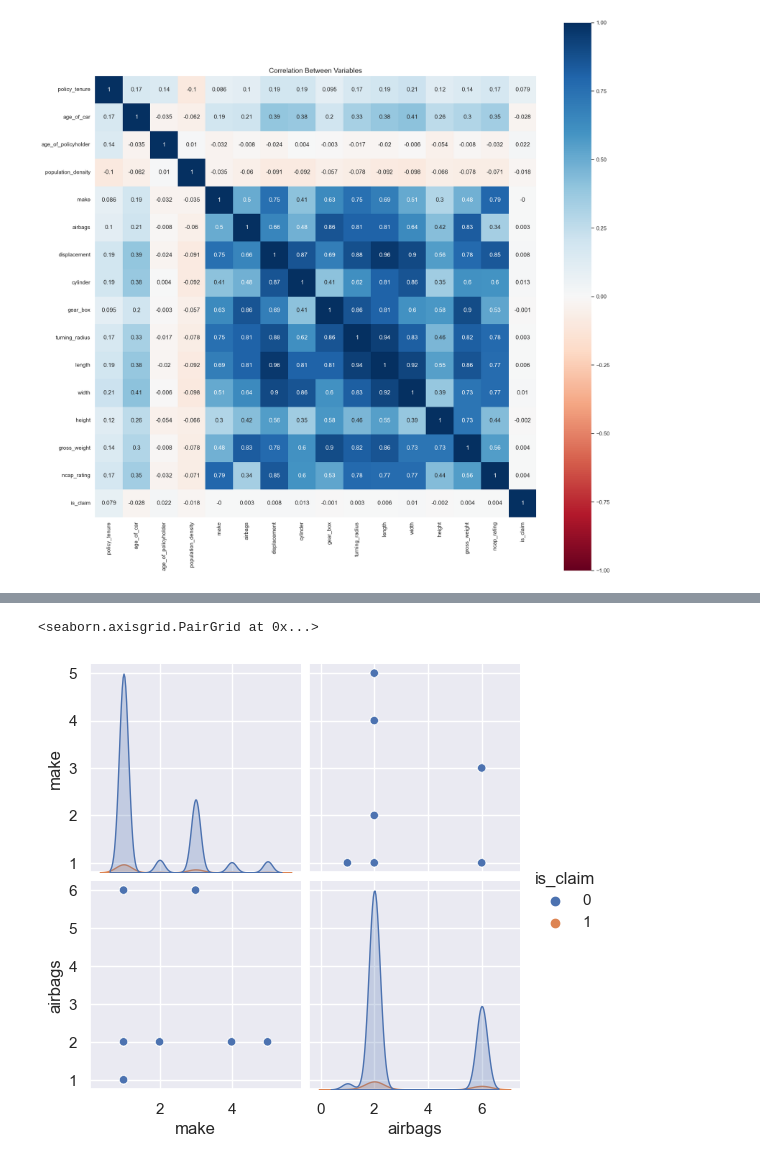
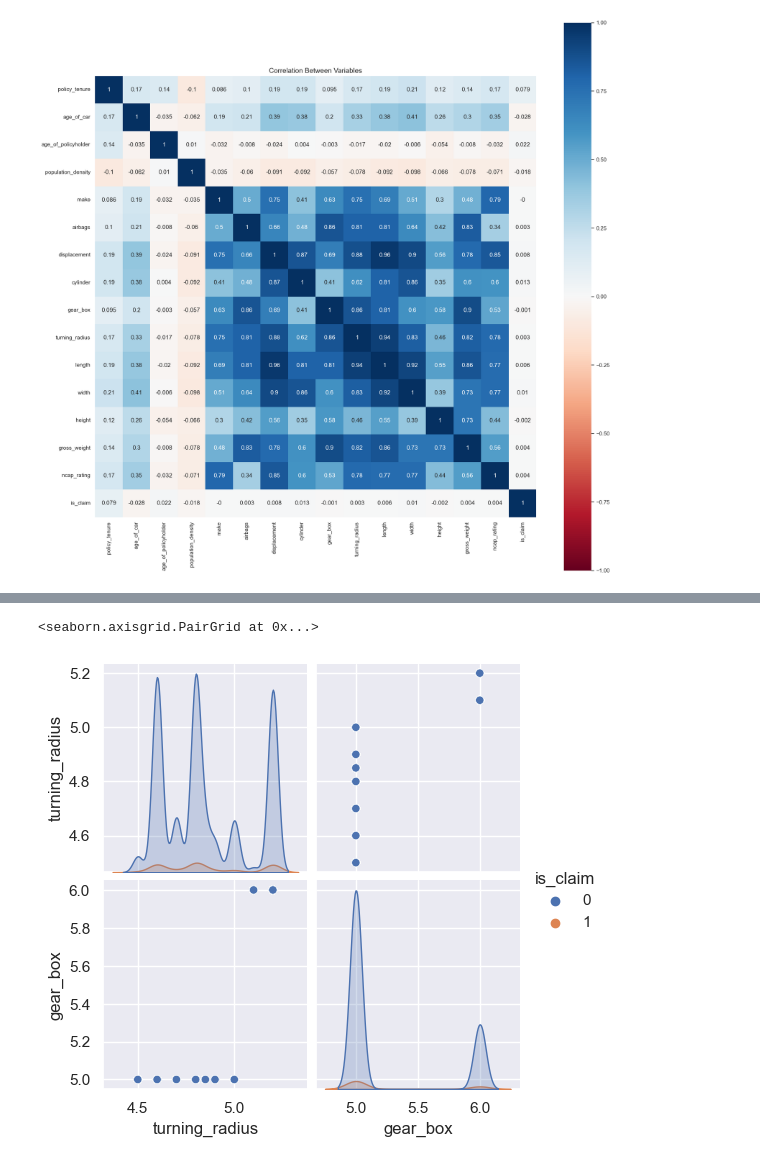
Before and after one commit to neelimaGATech/unsupervised_learning, a Jupyter notebook: Explore_dataset2.ipynb, the cells around one changed output, grey strips where cells are left out. Drawn from its saved outputs; the diff is of its cells as text; code cells hidden in the pictures.

```diff
--- a/Explore_dataset2.ipynb
+++ b/Explore_dataset2.ipynb
@@ -279,5 +279,5 @@ sns.pairplot(insurance_df, vars=["make","displacement"], hue="is_claim")
 # %%
-sns.pairplot(insurance_df, vars=["make","airbags"], hue="is_claim")
+sns.pairplot(insurance_df, vars=["turning_radius","gear_box"], hue="is_claim")
 # %% [output]
 <seaborn.axisgrid.PairGrid at 0x...>
-[figure, old version]
+[figure, new version]
```
Also changed, not shown: parts of 6 cells of this notebook, 14 other files.
